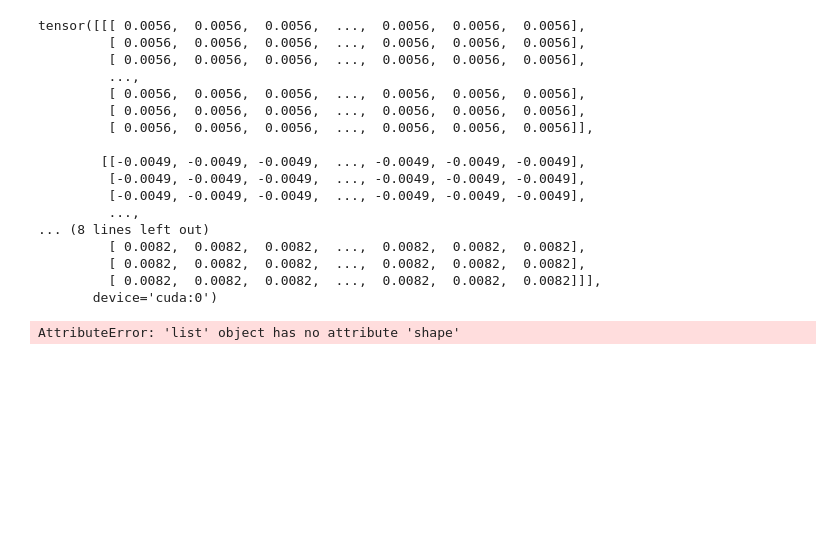
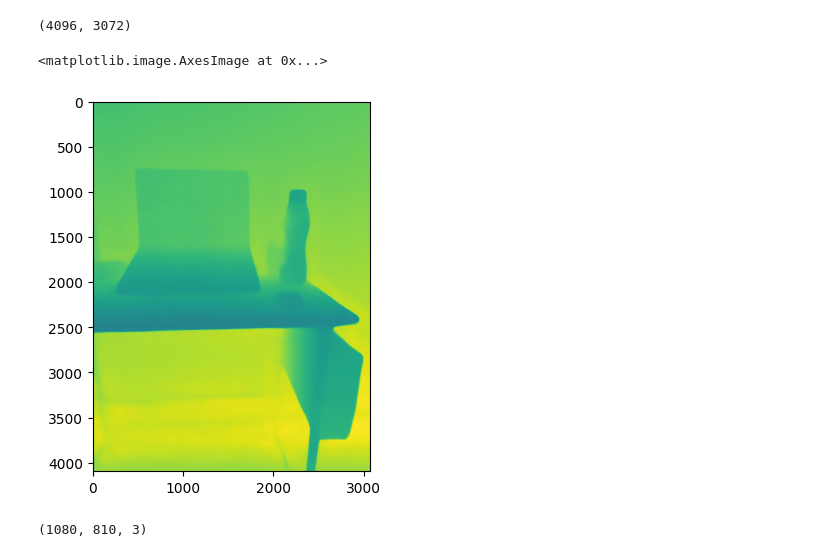
Before and after one commit to devanjanmishra/DepthMaps_3DPointCloud_Creation, a Jupyter notebook: Depth_Map_Build.ipynb, the cells around one changed output. Saved outputs shown, nothing was run; the diff lists cells and outputs as text; code cells hidden in the pictures; blank space fills up the shorter version.

Commit message:
Base example for 3d point cloud creation

```diff
--- a/Depth_Map_Build.ipynb
+++ b/Depth_Map_Build.ipynb
@@ -78,33 +50,0 @@ model_large.to(device)
-# %%
-cfg_large = Config.fromfile('./mono/configs/HourglassDecoder/vit.raft5.large.py')
-fx=1000
-fy=1000
-img=Image.open("IMG20240610231100.jpg")
-cv_image = np.array(img)
-img = cv2.cvtColor(cv_image, cv2.COLOR_BGR2RGB)
-intrinsic = [fx, fy, img.shape[1]/2, img.shape[0]/2]
-rgb_input, cam_models_stacks, pad, label_scale_factor = transform_test_data_scalecano(img, intrinsic, cfg_large.data_basic)
-# %%
-rgb_input
-# %% [output]
-tensor([[[ 0.0056,  0.0056,  0.0056,  ...,  0.0056,  0.0056,  0.0056],
-         [ 0.0056,  0.0056,  0.0056,  ...,  0.0056,  0.0056,  0.0056],
-         [ 0.0056,  0.0056,  0.0056,  ...,  0.0056,  0.0056,  0.0056],
-         ...,
-         [ 0.0056,  0.0056,  0.0056,  ...,  0.0056,  0.0056,  0.0056],
-         [ 0.0056,  0.0056,  0.0056,  ...,  0.0056,  0.0056,  0.0056],
-         [ 0.0056,  0.0056,  0.0056,  ...,  0.0056,  0.0056,  0.0056]],
-
-        [[-0.0049, -0.0049, -0.0049,  ..., -0.0049, -0.0049, -0.0049],
-         [-0.0049, -0.0049, -0.0049,  ..., -0.0049, -0.0049, -0.0049],
-         [-0.0049, -0.0049, -0.0049,  ..., -0.0049, -0.0049, -0.0049],
-         ...,
-... (8 lines left out)
-         [ 0.0082,  0.0082,  0.0082,  ...,  0.0082,  0.0082,  0.0082],
-         [ 0.0082,  0.0082,  0.0082,  ...,  0.0082,  0.0082,  0.0082],
-         [ 0.0082,  0.0082,  0.0082,  ...,  0.0082,  0.0082,  0.0082]]],
-       device='cuda:0')
-# %%
-cam_models_stacks.shape
-# %% [output]
-AttributeError: 'list' object has no attribute 'shape'
@@ -110,0 +108,12 @@ AttributeError: 'list' object has no attribute 'shape'
+# %%
+img = Image.open("IMG20240610231531.jpg")
+# img = Image.open("IMG20240610231100.jpg")
+depth_map,pred_depth_scale,scale,pred_normal=predict_depth_normal(img, fx=1000.0, fy=1000.0, state_cache={})
+# %%
+
+print(depth_map.shape)
+plt.imshow(depth_map)
+# %% [output]
+(4096, 3072)
+<matplotlib.image.AxesImage at 0x...>
+[figure, added]
@@ -110,0 +148,10 @@ AttributeError: 'list' object has no attribute 'shape'
+# %%
+if type(depth_map) == torch.__name__:
+        depth_map = depth_map.cpu().numpy().squeeze()
+depth_map = cv2.medianBlur(depth_map, 5)
+H, W = depth_map.shape
+pcd_base = get_pcd_base(H, W, intrinsic[2], intrinsic[3], intrinsic[0], intrinsic[1])
+pcd = depth_map[:, :, None] * pcd_base
+pcd.shape
+# %% [output]
+(1080, 810, 3)
```
Also changed, not shown: parts of 18 cells of this notebook.
